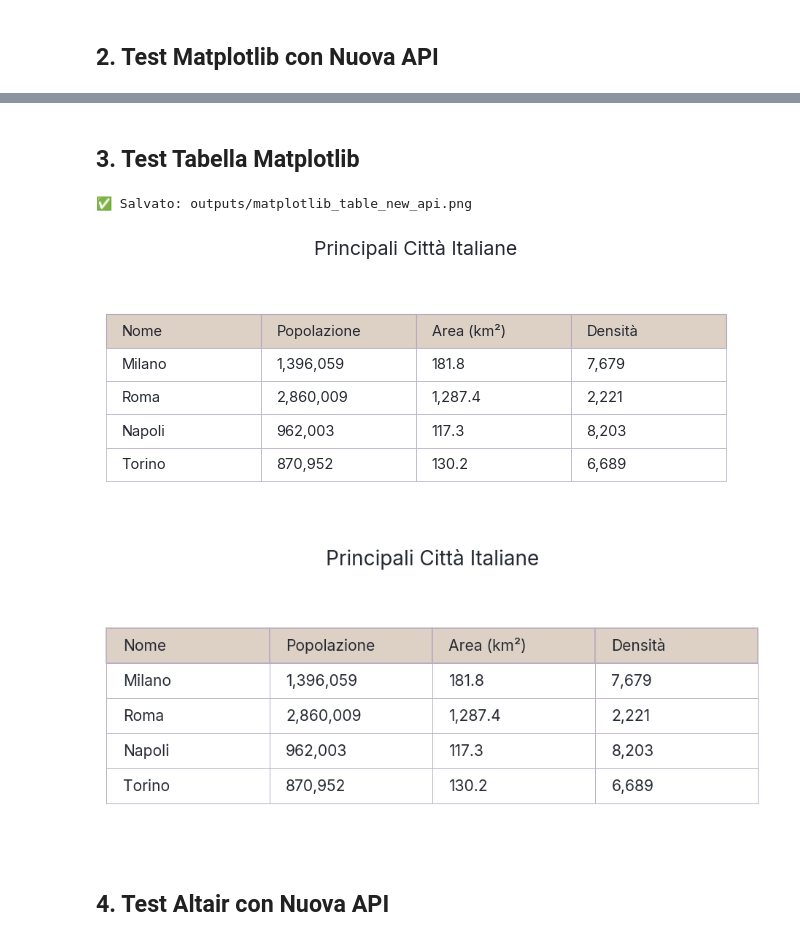
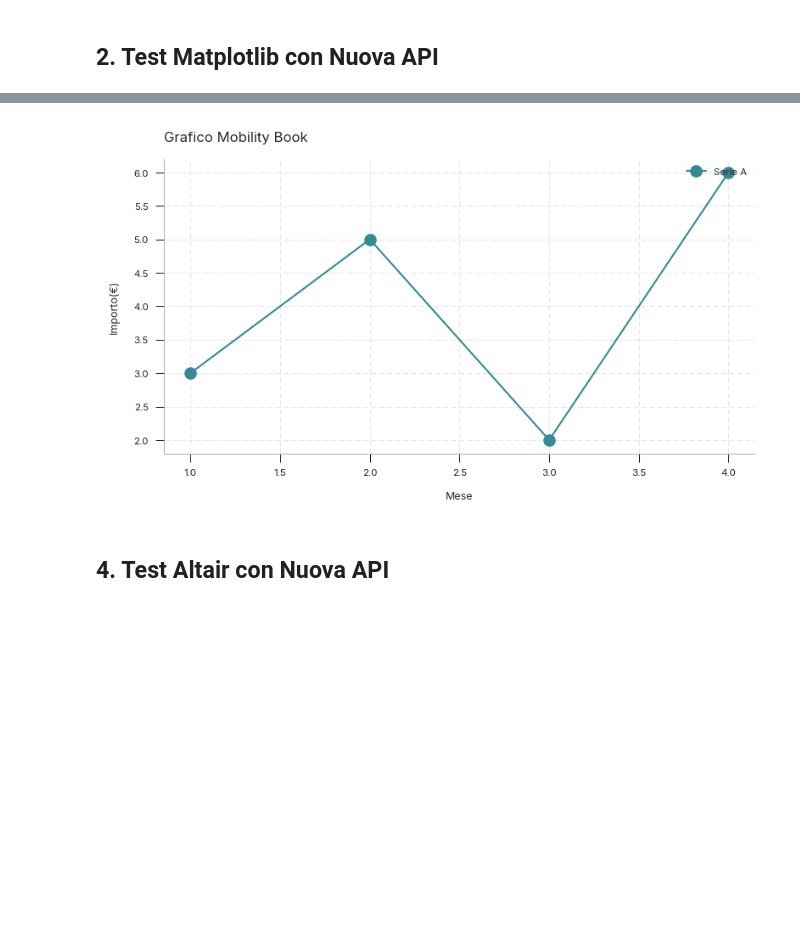
Before and after one commit to danielefadda/mobility-book-graphic-style-guide, a Jupyter notebook: examples/demo_new_api.ipynb, the cells around one changed output, grey strips where cells are left out. Cells and saved outputs as stored; diff of their text form; code cells hidden in the pictures; blank space fills up the shorter version.

```diff
--- a/examples/demo_new_api.ipynb
+++ b/examples/demo_new_api.ipynb
@@ -158,43 +156,14 @@ display(Image(filename=str(output_path)))
-# %% [markdown]
-## 3. Test Tabella Matplotlib
-# %%
-# Tabella stilizzata
-fig, ax = plt.subplots(figsize=(8, 3))
-ax.axis('off')
-
-data = [
-    ['Nome', 'Popolazione', 'Area (km²)', 'Densità'],
-    ['Milano', '1,396,059', '181.8', '7,679'],
-    ['Roma', '2,860,009', '1,287.4', '2,221'],
-    ['Napoli', '962,003', '117.3', '8,203'],
-    ['Torino', '870,952', '130.2', '6,689'],
-]
-
-table = ax.table(
-    cellText=data,
-    loc='center',
-    cellLoc='left',
-    colWidths=[0.25, 0.25, 0.25, 0.25]
-)
-
-# Applica lo stile (semplice!)
-mbs.style_table(table)
-
-table.auto_set_font_size(False)
-table.scale(1, 2)
-
-plt.title('Principali Città Italiane', pad=20, fontsize=14, fontweight='bold')
-
-output_path = OUT / 'matplotlib_table_new_api.png'
-plt.savefig(output_path, dpi=144, bbox_inches='tight')
-print(f"✅ Salvato: {output_path}")
-
-plt.show()
-display(Image(filename=str(output_path)))
-# %% [output]
-✅ Salvato: outputs/matplotlib_table_new_api.png
-[figure, old version]
-[figure, old version]
+# %%
+# Crea il tuo grafico
+fig, ax = plt.subplots()
+ax.plot([1, 2, 3, 4], [3, 5, 2, 6], label='Serie A', marker='o')
+ax.set_title('Grafico Mobility Book')
+ax.set_xlabel('Mese')
+ax.set_ylabel('Importo(€)')
+ax.legend()
+plt.show()
+# %% [output]
+[figure, added]
 # %% [markdown]
 ## 4. Test Altair con Nuova API
 # %%
```
Also changed, not shown: parts of 3 cells of this notebook, 3 other files.
